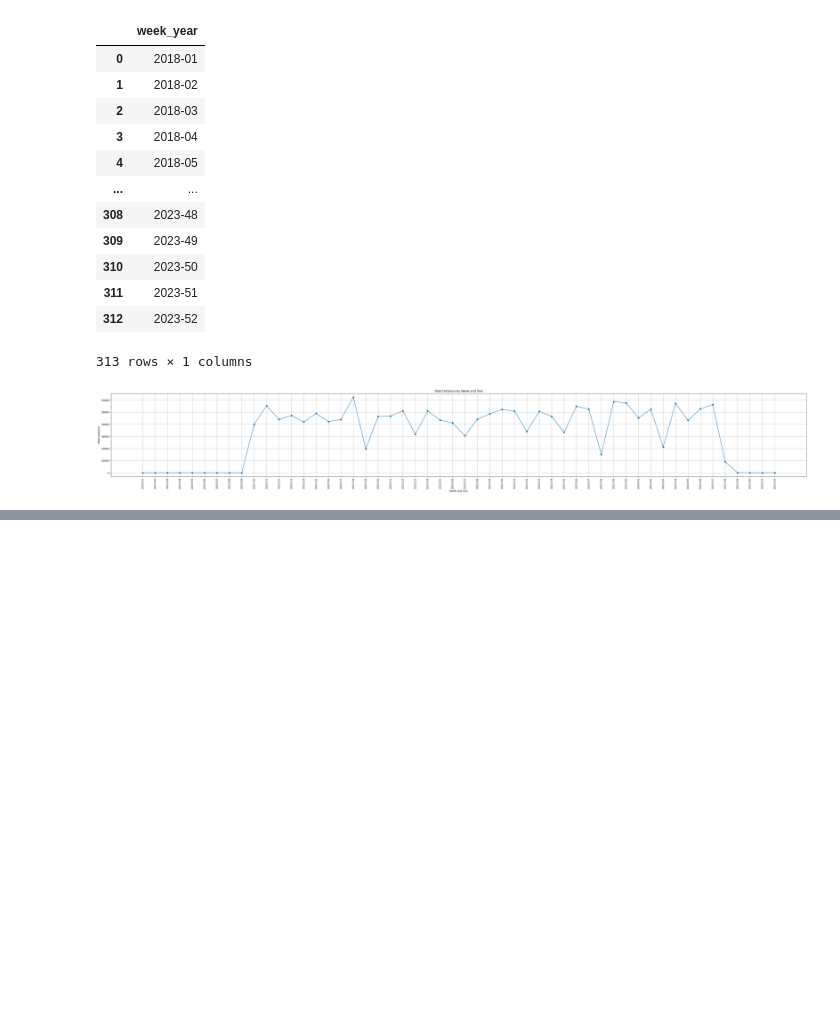
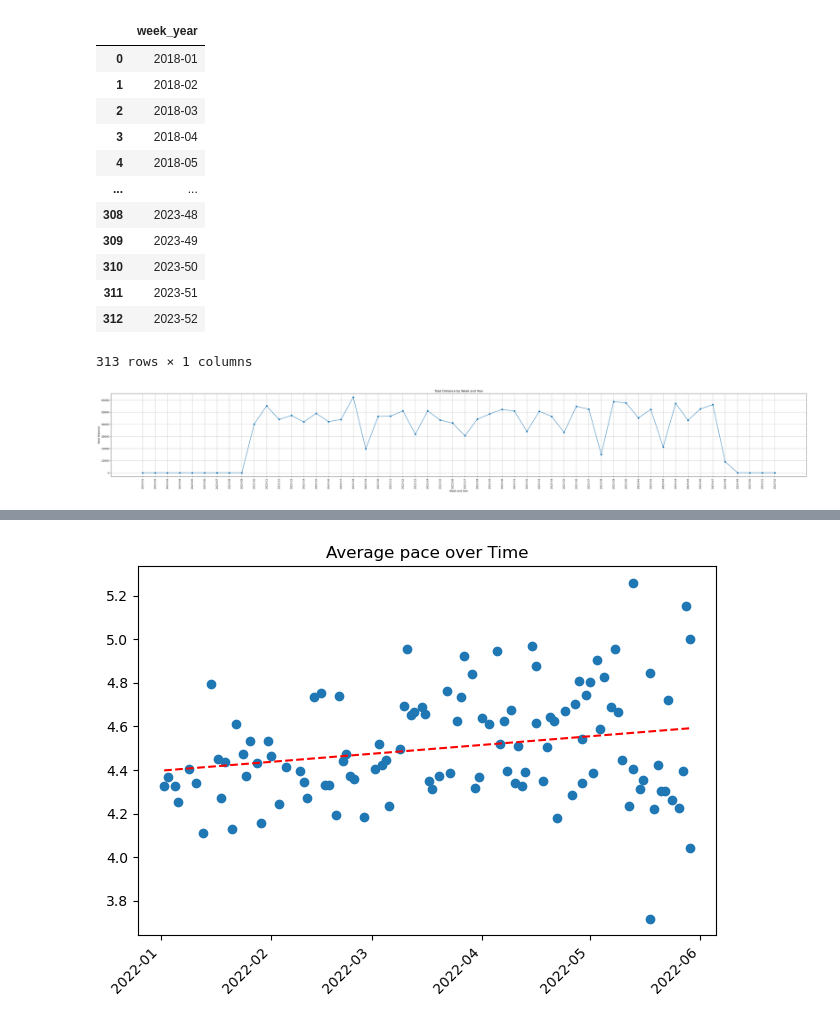
Before and after one commit to elrhmo/strava_analysis, a Jupyter notebook: strava_analysis.ipynb, the cells around one changed output, grey strips where cells are left out. Drawn from its saved outputs; the diff is of its cells as text; code cells hidden in the pictures; blank space fills up the shorter version.

```diff
--- a/strava_analysis.ipynb
+++ b/strava_analysis.ipynb
@@ -235,0 +266,14 @@ plt.show()
+# %%
+df['start_date_local'] = pd.to_datetime(df['start_date_local'], errors='coerce')
+df = df.sort_values(by='start_date_local')
+
+df['weekday'] = df['start_date_local'].map(lambda x: x.weekday)
+df['week'] = df['start_date_local'].map(lambda x: x.week)
+#replacing 52 with 1 as 2022-01-02 is recording as week 52 rather than 1
+df['week'] = df['week'].replace(52, 1)
+df['start_time'] = df['start_date_local'].dt.time
+df['start_time'] = df['start_time'].astype(str)
+df['start_date'] = df['start_date_local'].dt.date
+
+df = df.drop('start_date_local', 1)
+df.head()
@@ -235,0 +389,19 @@ plt.show()
+# %%
+fig = plt.figure()
+ax1 = fig.add_subplot(111)
+
+x = np.asarray(runs.start_date)
+y = np.asarray(runs.pace)
+
+ax1.plot_date(x, y)
+ax1.set_title('Average pace over Time')
+
+x2 = mdates.date2num(x)
+z=np.polyfit(x2,y,1)
+p=np.poly1d(z)
+plt.plot(x,p(x2),'r--')
+fig.autofmt_xdate(rotation=45)
+fig.tight_layout()
+fig.show()
+# %% [output]
+[figure, added]
```
Also changed, not shown: parts of 17 cells of this notebook.
